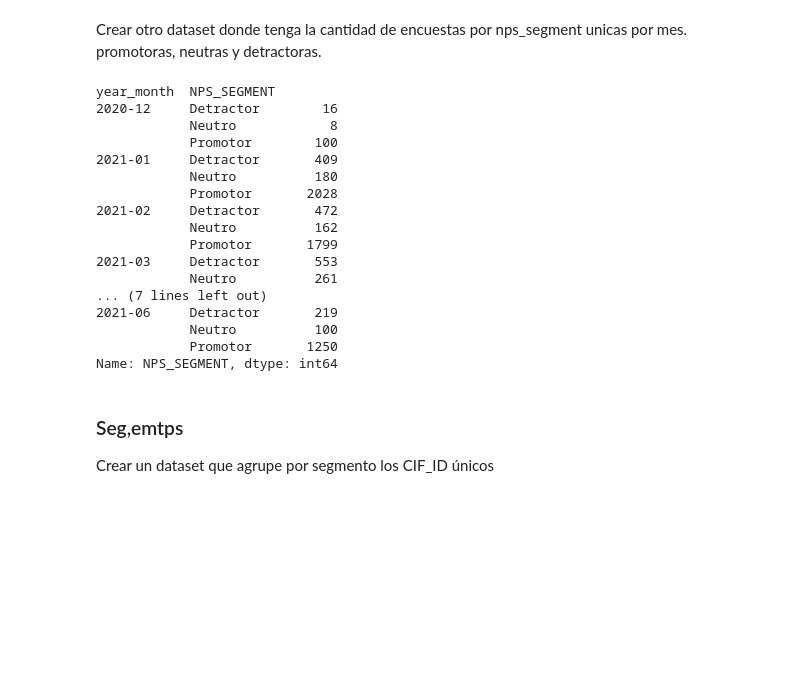
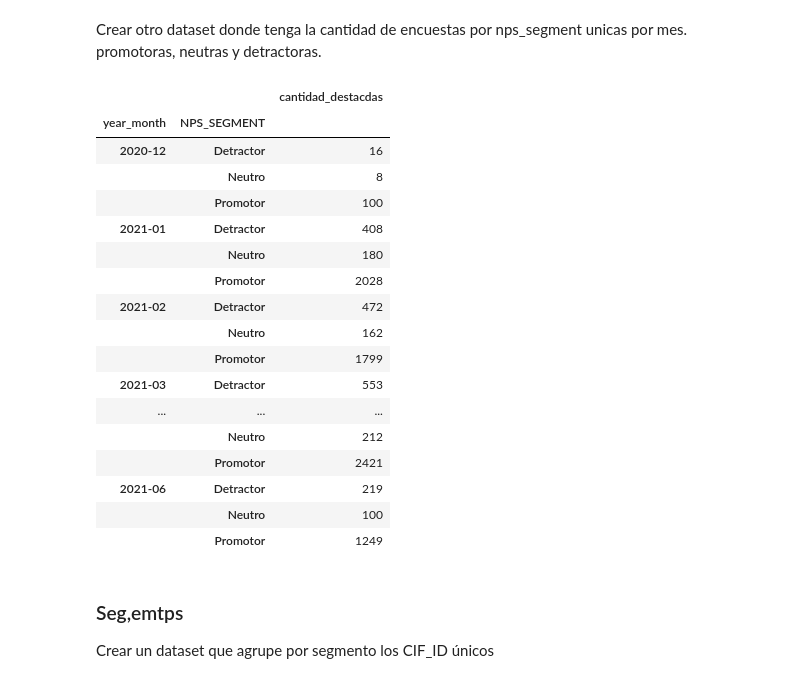
Before and after one commit to federicomoreno613/UCEMA, a Jupyter notebook: 05-viz/01_eda_nps_ejercicio.ipynb, the cells around one changed output. Cells and saved outputs as stored; diff of their text form; code cells hidden in the pictures; blank space fills up the shorter version.

```diff
--- a/05-viz/01_eda_nps_ejercicio.ipynb
+++ b/05-viz/01_eda_nps_ejercicio.ipynb
@@ -255,26 +248,27 @@ df3
 # %% [markdown]
 Crear otro dataset donde tenga la cantidad de encuestas por nps_segment unicas por mes. promotoras, neutras y detractoras.
 # %%
-df4 = df.groupby(['year_month','NPS_SEGMENT']).NPS_SEGMENT.count()
+df4 = df.groupby(['year_month','NPS_SEGMENT']).agg(cantidad_destacdas = ('CIF_ID', 'nunique'))
 df4
 # %% [output]
-year_month  NPS_SEGMENT
-2020-12     Detractor        16
-            Neutro            8
-            Promotor        100
-2021-01     Detractor       409
-            Neutro          180
-            Promotor       2028
-2021-02     Detractor       472
-            Neutro          162
-            Promotor       1799
-2021-03     Detractor       553
-            Neutro          261
-... (7 lines left out)
-2021-06     Detractor       219
-            Neutro          100
-            Promotor       1250
-Name: NPS_SEGMENT, dtype: int64
+|  |  | cantidad_destacdas |
+| year_month | NPS_SEGMENT |  |
+| 2020-12 | Detractor | 16 |
+|  | Neutro | 8 |
+|  | Promotor | 100 |
+| 2021-01 | Detractor | 408 |
+|  | Neutro | 180 |
+|  | Promotor | 2028 |
+| 2021-02 | Detractor | 472 |
+|  | Neutro | 162 |
+|  | Promotor | 1799 |
+| 2021-03 | Detractor | 553 |
+| ... | ... | ... |
+|  | Neutro | 212 |
+|  | Promotor | 2421 |
+| 2021-06 | Detractor | 219 |
+|  | Neutro | 100 |
+|  | Promotor | 1249 |
 # %% [markdown]
 ### Seg,emtps
 Crear un dataset que agrupe por segmento los CIF_ID únicos
```
Also changed, not shown: parts of 14 cells of this notebook.
